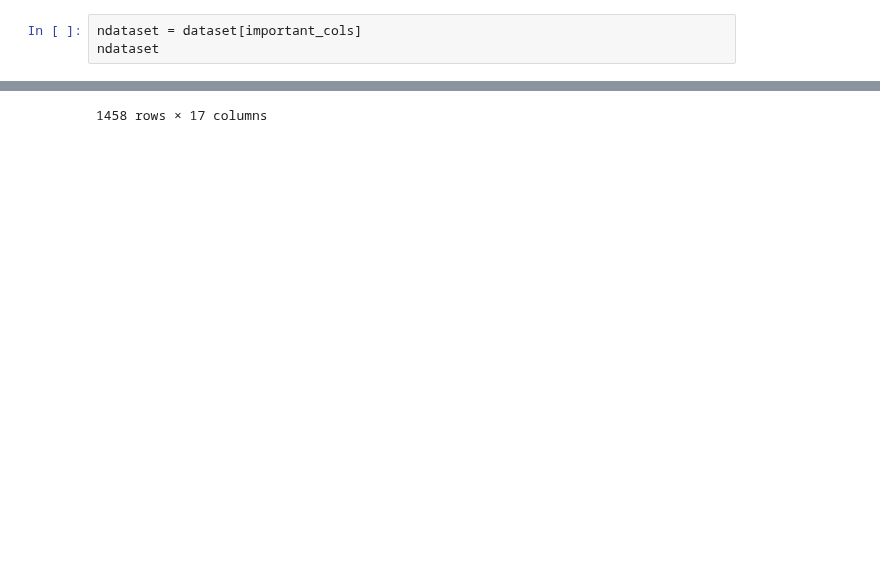
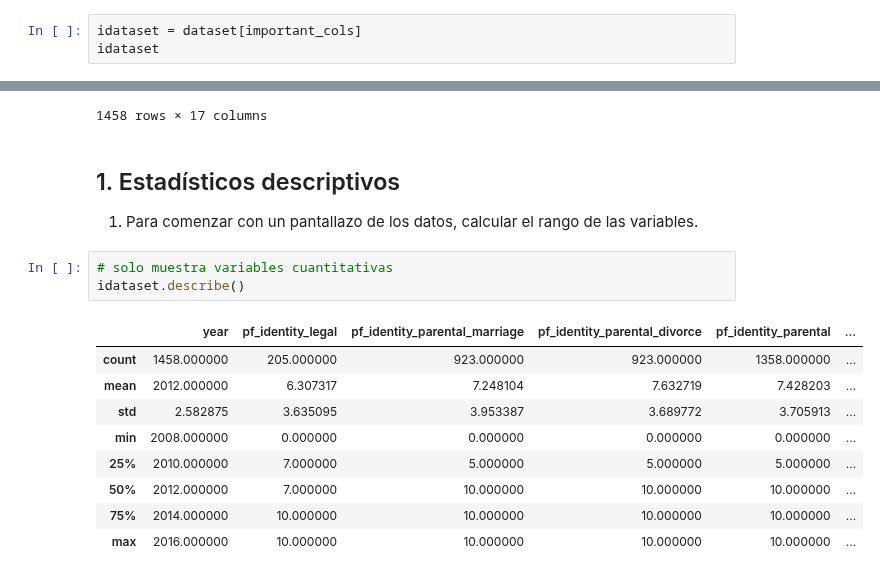
Before and after one commit to kevinsen/diplodatos-ayv-1, a Jupyter notebook: AyV-practico-1.ipynb, the cells around one changed output, grey strips where cells are left out. Drawn from its saved outputs; the diff is of its cells as text; blank space fills up the shorter version.

```diff
--- a/AyV-practico-1.ipynb
+++ b/AyV-practico-1.ipynb
@@ -45,8 +71,8 @@ important_cols += [
     'hf_rank', # Human Freedom (rank)
 ]
 # %%
-ndataset = dataset[important_cols]
-ndataset
+idataset = dataset[important_cols]
+idataset
 # %% [output]
 |  | year | ISO_code | countries | region | pf_identity_legal | pf_identity_parental_marriage | pf_identity_parental_divorce | ... |
 | 0 | 2016 | ALB | Albania | Eastern Europe | 0.0 | 10.0 | 10.0 | ... |
@@ -66,3 +92,20 @@ ndataset
 | 1456 | 2008 | ZMB | Zambia | Sub-Saharan Africa | NaN | NaN | NaN | ... |
 | 1457 | 2008 | ZWE | Zimbabwe | Sub-Saharan Africa | NaN | NaN | NaN | ... |
 1458 rows × 17 columns
+# %% [markdown]
+## 1. Estadísticos descriptivos
+
+  1. Para comenzar con un pantallazo de los datos, calcular el rango de las variables.
+# %%
+# solo muestra variables cuantitativas
+idataset.describe()
+# %% [output]
+|  | year | pf_identity_legal | pf_identity_parental_marriage | pf_identity_parental_divorce | pf_identity_parental | ... |
+| count | 1458.000000 | 205.000000 | 923.000000 | 923.000000 | 1358.000000 | ... |
+| mean | 2012.000000 | 6.307317 | 7.248104 | 7.632719 | 7.428203 | ... |
+| std | 2.582875 | 3.635095 | 3.953387 | 3.689772 | 3.705913 | ... |
+| min | 2008.000000 | 0.000000 | 0.000000 | 0.000000 | 0.000000 | ... |
+| 25% | 2010.000000 | 7.000000 | 5.000000 | 5.000000 | 5.000000 | ... |
+| 50% | 2012.000000 | 7.000000 | 10.000000 | 10.000000 | 10.000000 | ... |
+| 75% | 2014.000000 | 10.000000 | 10.000000 | 10.000000 | 10.000000 | ... |
+| max | 2016.000000 | 10.000000 | 10.000000 | 10.000000 | 10.000000 | ... |
```
Also changed, not shown: parts of 20 cells of this notebook, 1 other file.
